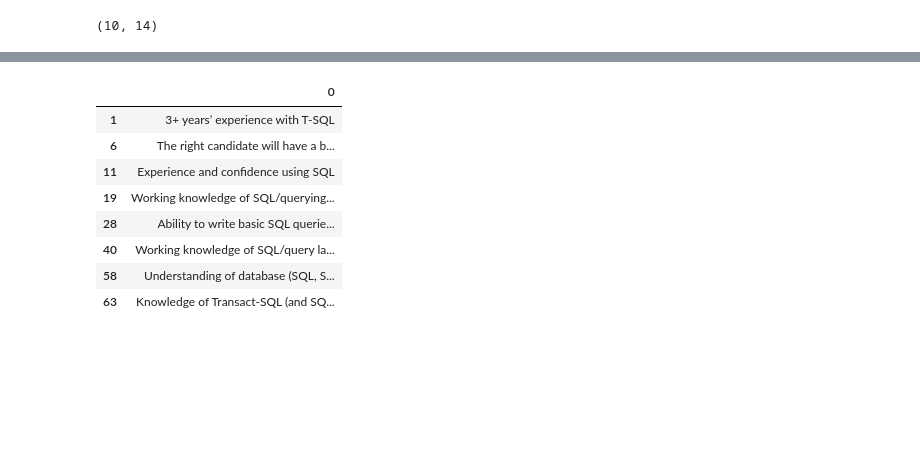
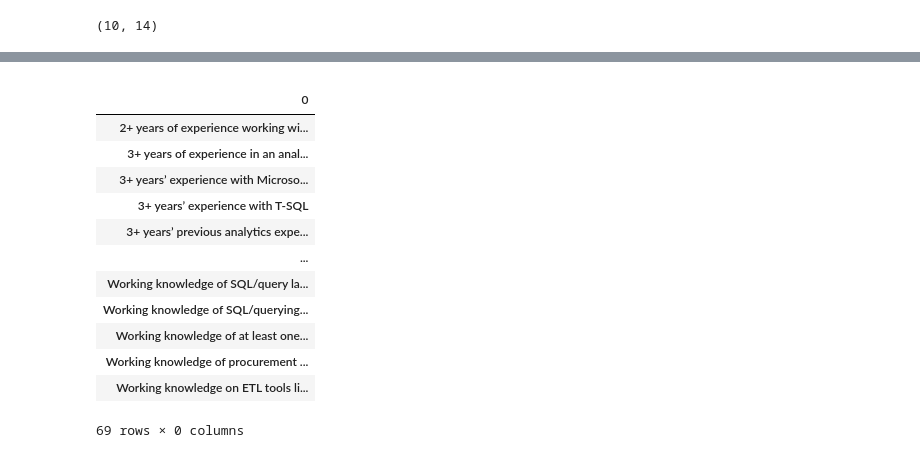
Before and after one commit to danielrodriguez007/Data_Analysis, a Jupyter notebook: Project_Search.ipynb, the cells around one changed output, grey strips where cells are left out. Cells and saved outputs as stored; diff of their text form; code cells hidden in the pictures; blank space fills up the shorter version.

```diff
--- a/Project_Search.ipynb
+++ b/Project_Search.ipynb
@@ -160,12 +138,17 @@ print(toolsJob)
-# %%
-toolsJob.loc[toolsJob[0].str.contains("SQL")]
-# %% [output]
-|  | 0 |
-| 1 | 3+ years’ experience with T-SQL |
-| 6 | The right candidate will have a b... |
-| 11 | Experience and confidence using SQL |
-| 19 | Working knowledge of SQL/querying... |
-| 28 | Ability to write basic SQL querie... |
-| 40 | Working knowledge of SQL/query la... |
-| 58 | Understanding of database (SQL, S... |
-| 63 | Knowledge of Transact-SQL (and SQ... |
+# %%
+pd.pivot_table(toolsJob,index = toolsJob)
+# %% [output]
+|  |
+| 0 |
+| 2+ years of experience working wi... |
+| 3+ years of experience in an anal... |
+| 3+ years’ experience with Microso... |
+| 3+ years’ experience with T-SQL |
+| 3+ years’ previous analytics expe... |
+| ... |
+| Working knowledge of SQL/query la... |
+| Working knowledge of SQL/querying... |
+| Working knowledge of at least one... |
+| Working knowledge of procurement ... |
+| Working knowledge on ETL tools li... |
+69 rows × 0 columns
```
Also changed, not shown: parts of 21 cells of this notebook.
